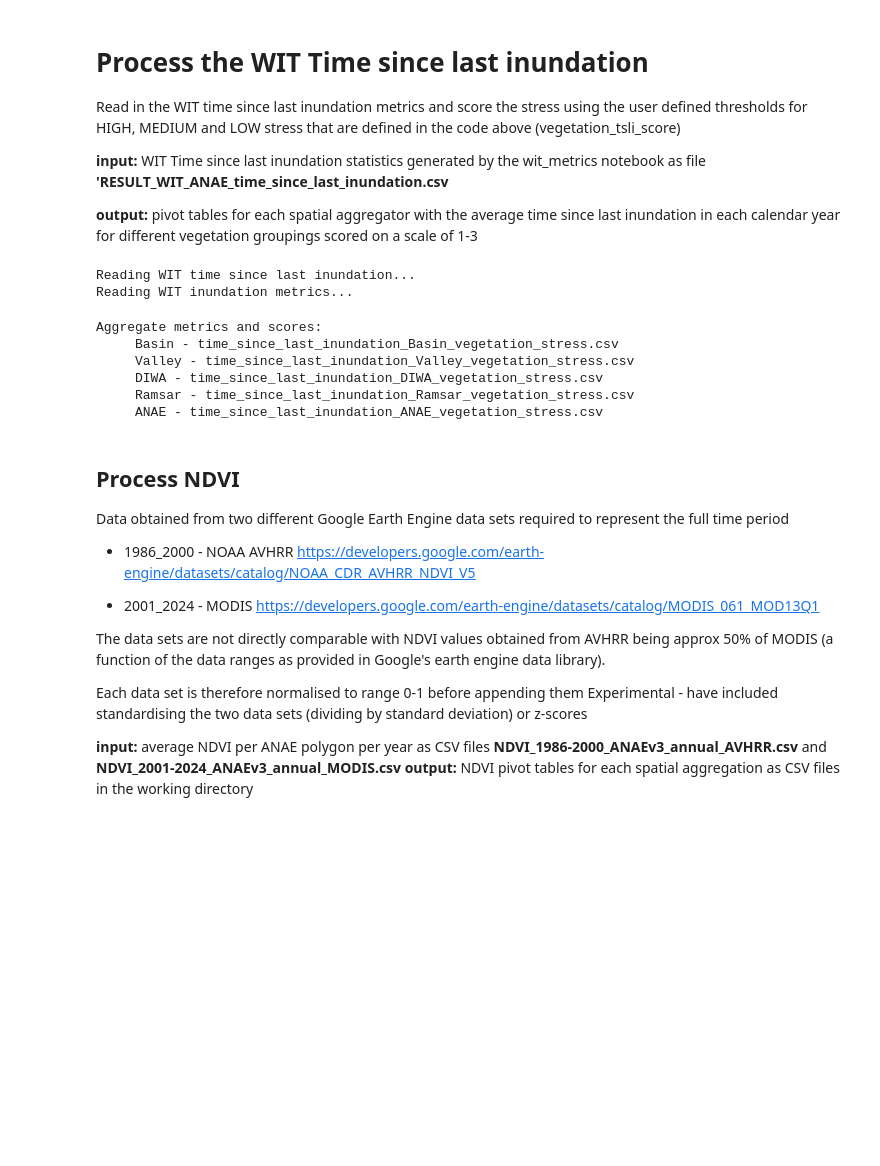
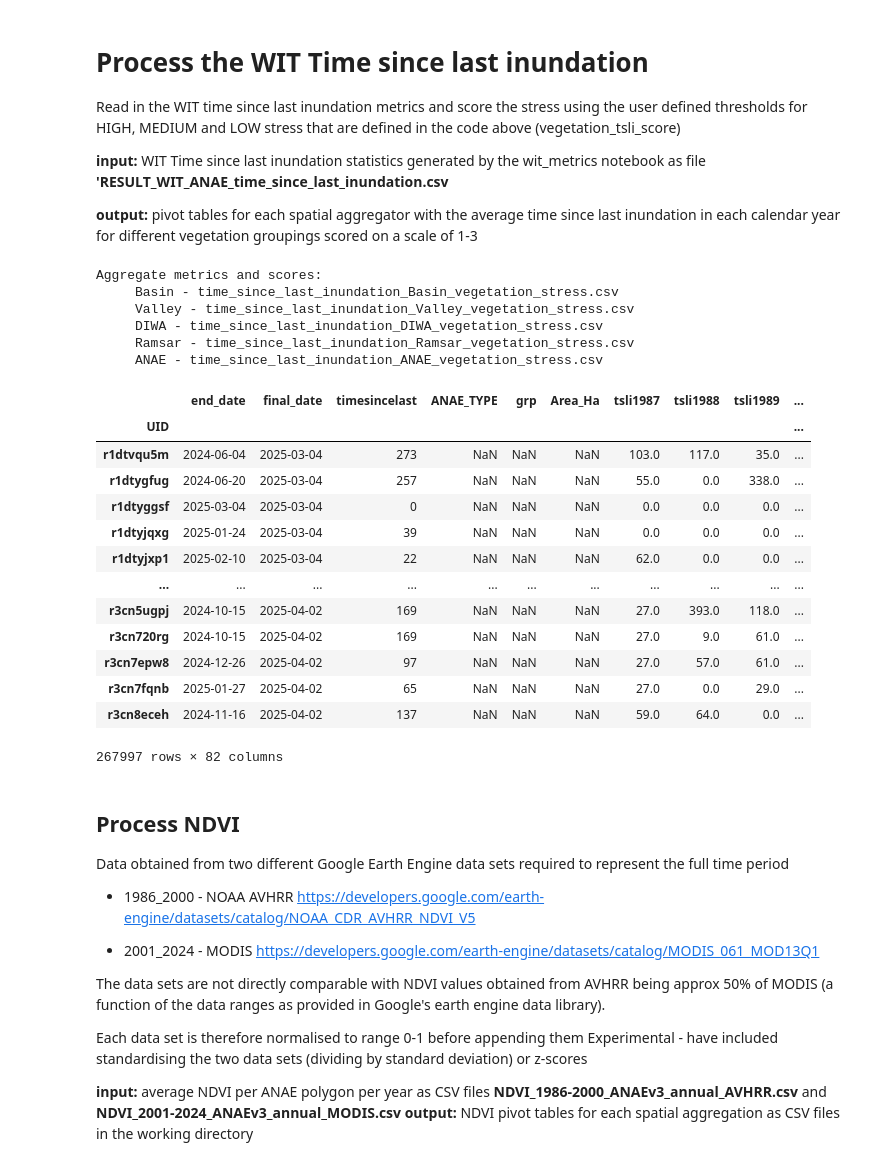
Before and after one commit to Flow-MER/basin-scale-anae-vegetation, a Jupyter notebook: basin-scale-anae-vegetatation-vulnerability.ipynb, the cells around one changed output. Drawn from its saved outputs; the diff is of its cells as text; code cells hidden in the pictures; blank space fills up the shorter version.

Commit message:
fix to scoring time_since_last_inundation

```diff
--- a/basin-scale-anae-vegetatation-vulnerability.ipynb
+++ b/basin-scale-anae-vegetatation-vulnerability.ipynb
@@ -895,16 +880,22 @@ def score_tsli(df, name, thresholds):
     then aggregates the ANAE polygon score to the larger spatial scales
 
     """
-    # print(f"score time since last inundation for {name}")
-    cols=[]
-    scores = []
-    for y in tqdm(all_time, desc=f"Score time since last inundation for {name}"):
-        col = f"tsli{y}"
-        cols.append(col)
-        score = f"sc_tsli{y}"
-        scores.append(score)
-        df[score] = df.groupby("grp")[col].apply(
-        bin_stress_scores, thresholds)
+    # Create all score columns at once
+    cols = [f"tsli{y}" for y in all_time]
+    scores = [f"sc_tsli{y}" for y in all_time]
+    df[scores] = np.nan
+
+    # Score by group - iterate groups once, score all years
+    for group_name, group_df in tqdm(df.groupby('grp'), desc=f"Score time since last inundation for {name}"):
+        if group_name in thresholds:
+            _bins = thresholds[group_name] + [float("inf")]
+            _labels = range(len(_bins) - 1, 0, -1)
+
+            for col, score in zip(cols, scores):
+                if col in group_df.columns:
+                    df.loc[group_df.index, score] = pd.cut(
+                        group_df[col], bins=_bins, labels=_labels, right=False
+                    ).astype('float')
 
     cols = cols + scores
     print("Aggregate metrics and scores:")
@@ -943,7 +934,7 @@ if wit_inundation_metrics_df is None:
     wit_inundation_metrics_df["gap"] = pd.to_timedelta(wit_inundation_metrics_df["gap"]).dt.days
 
 
-tsli_df = wit_time_since_last_inundation_df.join(ANAE[["ANAE_TYPE", "grp", "Area_Ha"]])
+tsli_df = wit_time_since_last_inundation_df.join(aggregators["ANAE"])
 
 
 
@@ -974,14 +965,29 @@ for y in tqdm(all_time, desc="Time since last inundation per year"):
 # time since last inundation of different vegetation functional groups scored by user defined thresholds
 score_tsli(tsli_df, "vegetation_stress", vegetation_tsli_stress_thresholds)
 # %% [output]
-Reading WIT time since last inundation...
-Reading WIT inundation metrics...
+Aggregate metrics and scores:
+     Basin - time_since_last_inundation_Basin_vegetation_stress.csv
+     Valley - time_since_last_inundation_Valley_vegetation_stress.csv
+     DIWA - time_since_last_inundation_DIWA_vegetation_stress.csv
+     Ramsar - time_since_last_inundation_Ramsar_vegetation_stress.csv
+     ANAE - time_since_last_inundation_ANAE_vegetation_stress.csv
-Aggregate metrics and scores:
-     Basin - time_since_last_inundation_Basin_vegetation_stress.csv
-     Valley - time_since_last_inundation_Valley_vegetation_stress.csv
-     DIWA - time_since_last_inundation_DIWA_vegetation_stress.csv
-     Ramsar - time_since_last_inundation_Ramsar_vegetation_stress.csv
-     ANAE - time_since_last_inundation_ANAE_vegetation_stress.csv
+# %%
+tsli_df
+# %% [output]
+|  | end_date | final_date | timesincelast | ANAE_TYPE | grp | Area_Ha | tsli1987 | tsli1988 | tsli1989 | ... |
+| UID |  |  |  |  |  |  |  |  |  | ... |
+| r1dtvqu5m | 2024-06-04 | 2025-03-04 | 273 | NaN | NaN | NaN | 103.0 | 117.0 | 35.0 | ... |
+| r1dtygfug | 2024-06-20 | 2025-03-04 | 257 | NaN | NaN | NaN | 55.0 | 0.0 | 338.0 | ... |
+| r1dtyggsf | 2025-03-04 | 2025-03-04 | 0 | NaN | NaN | NaN | 0.0 | 0.0 | 0.0 | ... |
+| r1dtyjqxg | 2025-01-24 | 2025-03-04 | 39 | NaN | NaN | NaN | 0.0 | 0.0 | 0.0 | ... |
+| r1dtyjxp1 | 2025-02-10 | 2025-03-04 | 22 | NaN | NaN | NaN | 62.0 | 0.0 | 0.0 | ... |
+| ... | ... | ... | ... | ... | ... | ... | ... | ... | ... | ... |
+| r3cn5ugpj | 2024-10-15 | 2025-04-02 | 169 | NaN | NaN | NaN | 27.0 | 393.0 | 118.0 | ... |
+| r3cn720rg | 2024-10-15 | 2025-04-02 | 169 | NaN | NaN | NaN | 27.0 | 9.0 | 61.0 | ... |
+| r3cn7epw8 | 2024-12-26 | 2025-04-02 | 97 | NaN | NaN | NaN | 27.0 | 57.0 | 61.0 | ... |
+| r3cn7fqnb | 2025-01-27 | 2025-04-02 | 65 | NaN | NaN | NaN | 27.0 | 0.0 | 29.0 | ... |
+| r3cn8eceh | 2024-11-16 | 2025-04-02 | 137 | NaN | NaN | NaN | 59.0 | 64.0 | 0.0 | ... |
+267997 rows × 82 columns
 # %% [markdown]
 ## Process NDVI
 Data obtained from two different Google Earth Engine data sets required to represent the full time period
```
Also changed, not shown: parts of 2 cells of this notebook, 6 other files.
